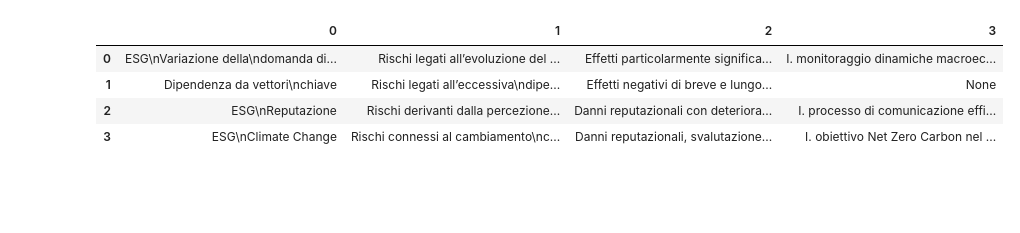
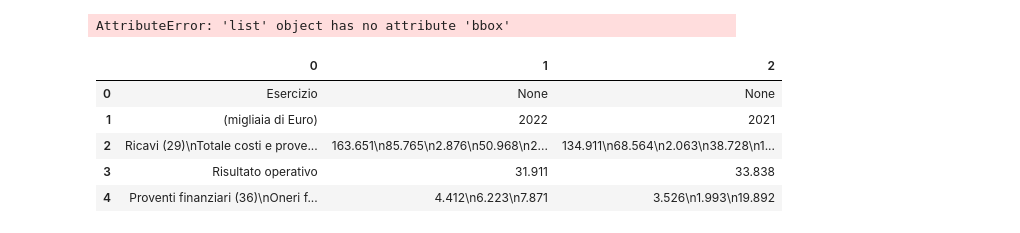
Before and after one commit to lucacontalbo/table_processing, a Jupyter notebook: pdfplumber.ipynb, the cells around one changed output. Saved outputs shown, nothing was run; the diff lists cells and outputs as text; code cells hidden in the pictures; blank space fills up the shorter version.

```diff
--- a/pdfplumber.ipynb
+++ b/pdfplumber.ipynb
@@ -38,14 +321,19 @@ im.draw_lines(p0.curves, stroke="red", stroke_width=1)
 # %%
-table = p0.extract_table()
+table = p0.extract_tables()
+# %%
+table[0].bbox
+# %% [output]
+AttributeError: 'list' object has no attribute 'bbox'
 # %%
-df = pd.DataFrame(table)
+df = pd.DataFrame(table[0])
 df.head()
 # %% [output]
-|  | 0 | 1 | 2 | 3 |
-| 0 | ESG\nVariazione della\ndomanda di... | Rischi legati all’evoluzione del ... | Effetti particolarmente significa... | I. monitoraggio dinamiche macroec... |
-| 1 | Dipendenza da vettori\nchiave | Rischi legati all’eccessiva\ndipe... | Effetti negativi di breve e lungo... | None |
-| 2 | ESG\nReputazione | Rischi derivanti dalla percezione... | Danni reputazionali con deteriora... | I. processo di comunicazione effi... |
-| 3 | ESG\nClimate Change | Rischi connessi al cambiamento\nc... | Danni reputazionali, svalutazione... | I. obiettivo Net Zero Carbon nel ... |
+|  | 0 | 1 | 2 |
+| 0 | Esercizio | None | None |
+| 1 | (migliaia di Euro) | 2022 | 2021 |
+| 2 | Ricavi (29)\nTotale costi e prove... | 163.651\n85.765\n2.876\n50.968\n2... | 134.911\n68.564\n2.063\n38.728\n1... |
+| 3 | Risultato operativo | 31.911 | 33.838 |
+| 4 | Proventi finanziari (36)\nOneri f... | 4.412\n6.223\n7.871 | 3.526\n1.993\n19.892 |
 # %%
 im.debug_tablefinder()
 # %% [output]
```
Also changed, not shown: parts of 28 cells of this notebook, 4 other files.
